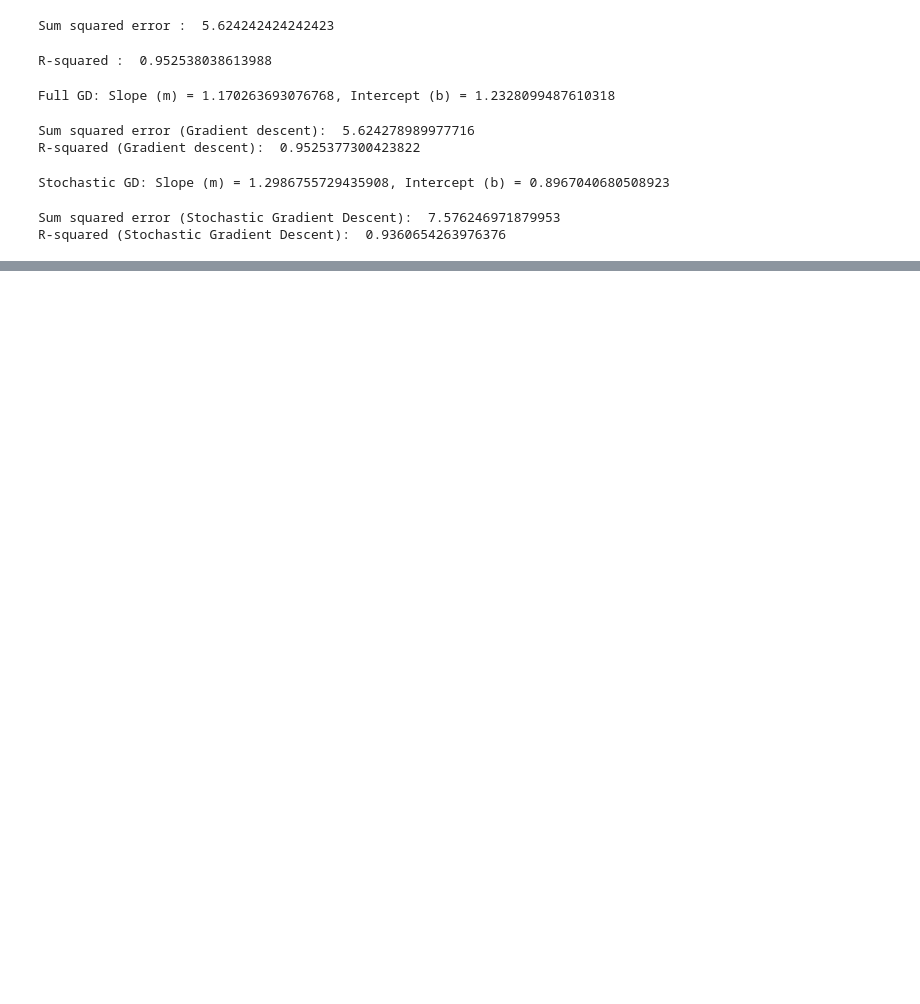
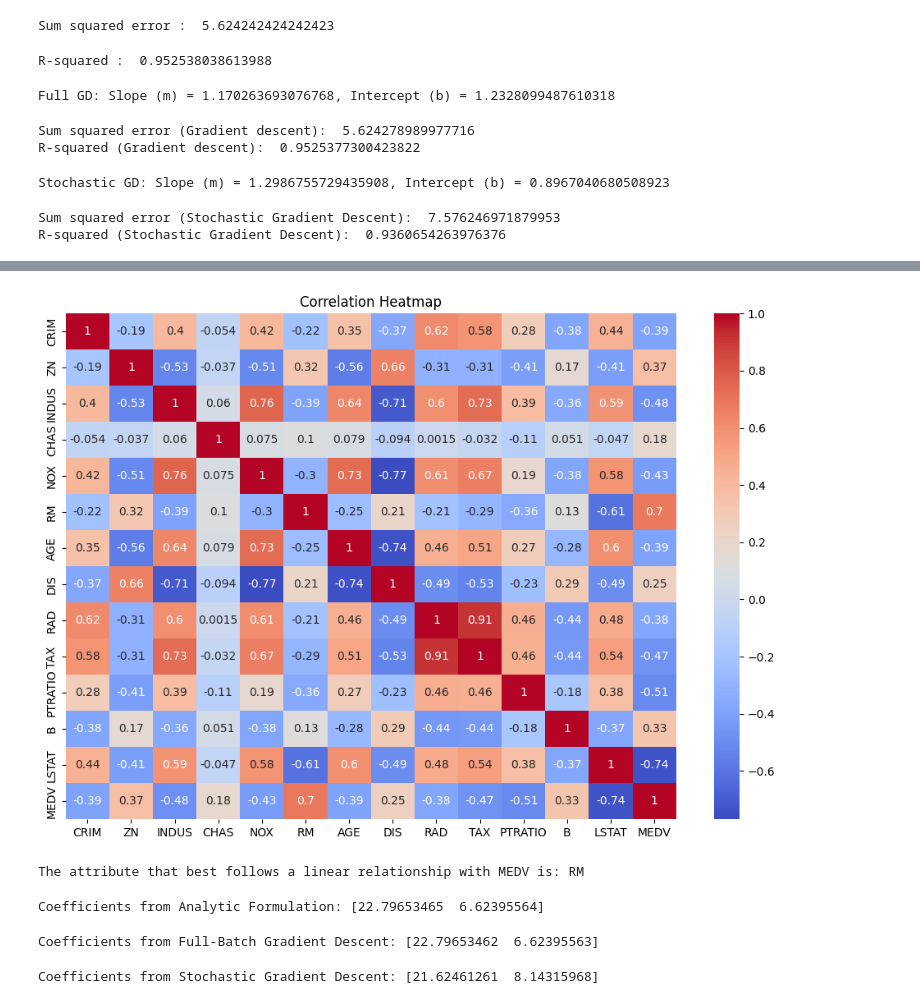
Before and after one commit to Nivedhasriram/Machine-Learning-and-Algorithms, a Jupyter notebook: Simple_Linear_Regression_Assignment.ipynb, the cells around one changed output, grey strips where cells are left out. Saved outputs shown, nothing was run; the diff lists cells and outputs as text; code cells hidden in the pictures; blank space fills up the shorter version.

Commit message:
Simple_Linear_Regression_Assignment

```diff
--- a/Simple_Linear_Regression_Assignment.ipynb
+++ b/Simple_Linear_Regression_Assignment.ipynb
@@ -86,3 +91,5 @@ print("R-squared (Stochastic Gradient Descent): ", R_squared_gd_stochastic)
 # %% [output]
 Sum squared error (Stochastic Gradient Descent):  7.576246971879953
 R-squared (Stochastic Gradient Descent):  0.9360654263976376
+# %%
+boston = pd.read_csv('HousingData.csv')
@@ -88,0 +149,12 @@ R-squared (Stochastic Gradient Descent):  0.9360654263976376
+# %%
+plt.figure(figsize=(12, 8))
+sns.heatmap(boston.corr(), annot=True, cmap='coolwarm')
+plt.title('Correlation Heatmap')
+plt.show()
+# %% [output]
+[figure, added]
+# %%
+best_attribute = correlations.index[1]
+print(f"The attribute that best follows a linear relationship with MEDV is: {best_attribute}")
+# %% [output]
+The attribute that best follows a linear relationship with MEDV is: RM
@@ -88,0 +168,41 @@ R-squared (Stochastic Gradient Descent):  0.9360654263976376
+# %%
+X_b = np.c_[np.ones((X_train.shape[0], 1)), X_train]
+# Coefficients using the normal equation
+theta_analytic = np.linalg.inv(X_b.T @ X_b) @ X_b.T @ y_train
+print("Coefficients from Analytic Formulation:", theta_analytic)
+# %% [output]
+Coefficients from Analytic Formulation: [22.79653465  6.62395564]
+# %%
+# Full-batch gradient descent
+def gradient_descent(X, y, learning_rate=0.01, iterations=1000):
+    m = len(y)
+    X_b = np.c_[np.ones((m, 1)), X]
+    theta = np.zeros(X_b.shape[1])
+    for i in range(iterations):
+        gradients = (2/m) * X_b.T @ (X_b @ theta - y)
+        theta -= learning_rate * gradients
+    return theta
+
+theta_full_batch = gradient_descent(X_train, y_train)
+print("Coefficients from Full-Batch Gradient Descent:", theta_full_batch)
+# %% [output]
+Coefficients from Full-Batch Gradient Descent: [22.79653462  6.62395563]
+# %%
+# Stochastic gradient descent
+def stochastic_gradient_descent(X, y, learning_rate=0.01, iterations=1000):
+    m = len(y)
+    X_b = np.c_[np.ones((m, 1)), X]
+    theta = np.zeros(X_b.shape[1])
+    for iteration in range(iterations):
+        for i in range(m):
+            random_index = np.random.randint(m)
+            xi = X_b[random_index:random_index+1]
+            yi = y[random_index:random_index+1]
+            gradients = 2 * xi.T @ (xi @ theta - yi)
+            theta -= learning_rate * gradients
+    return theta
+
+theta_stochastic = stochastic_gradient_descent(X_train, y_train)
+print("Coefficients from Stochastic Gradient Descent:", theta_stochastic)
+# %% [output]
+Coefficients from Stochastic Gradient Descent: [21.62461261  8.14315968]
```
Also changed, not shown: parts of 7 cells of this notebook.
